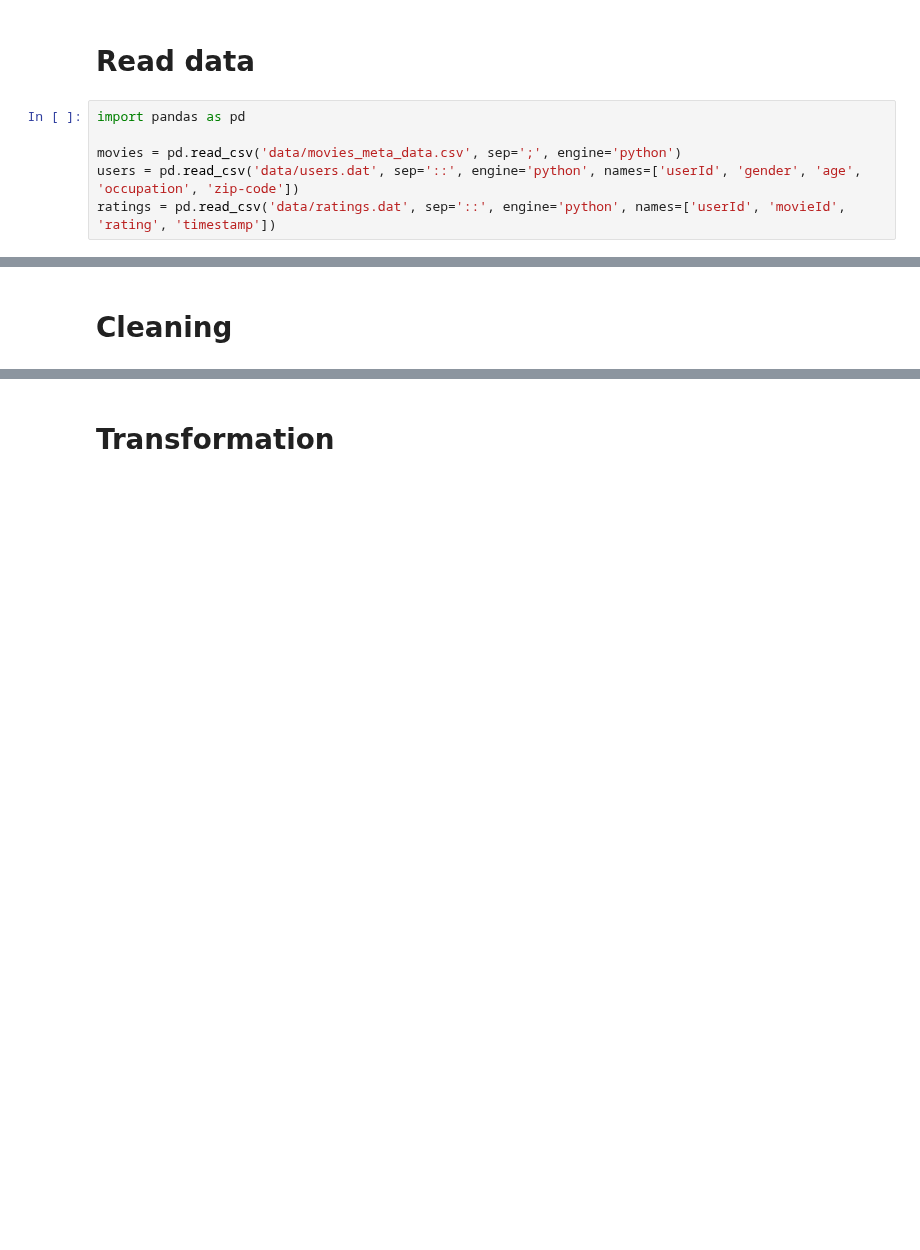
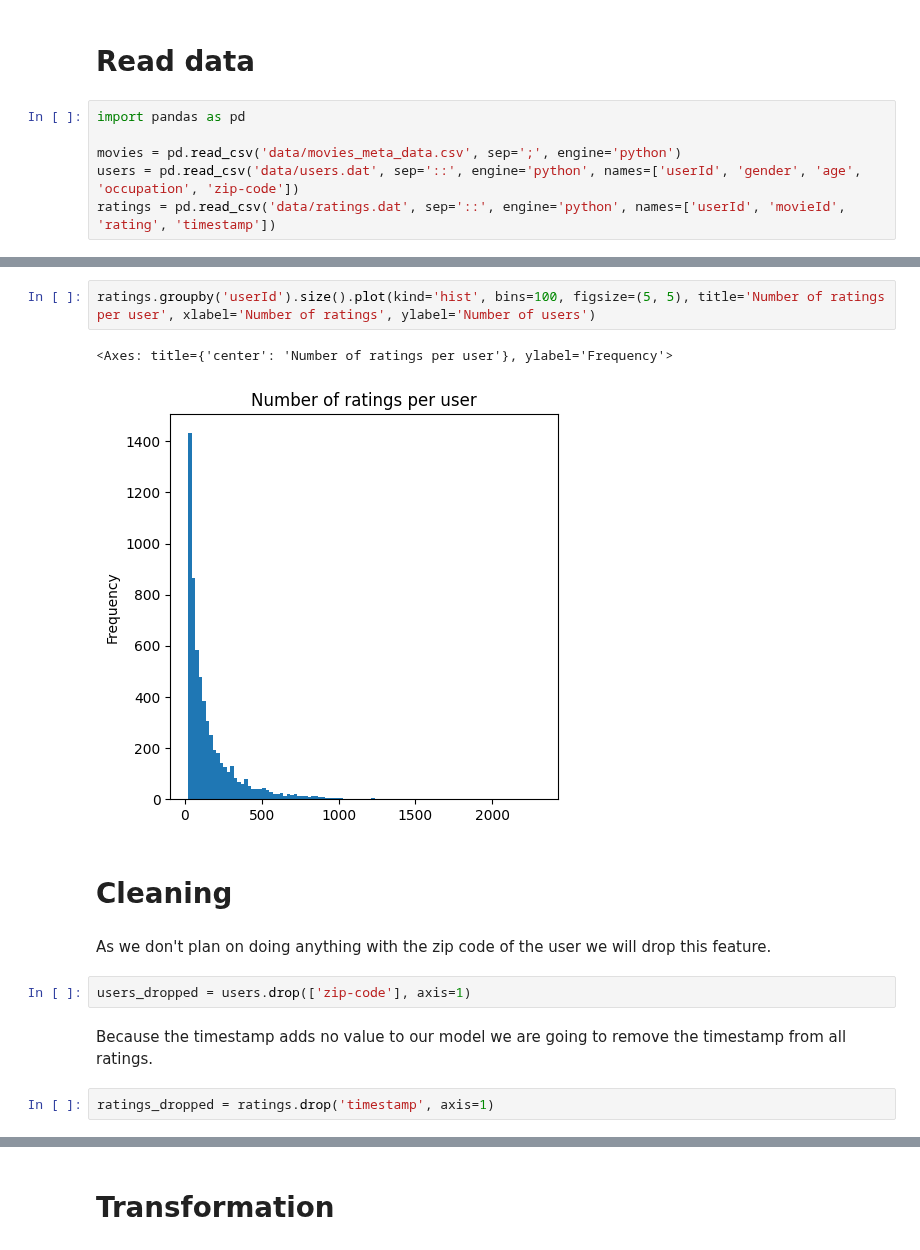
Before and after one commit to FabioArdi/morebo, a Jupyter notebook: model_pfister.ipynb, the cells around one changed output, grey strips where cells are left out. Cells and saved outputs as stored; diff of their text form; blank space fills up the shorter version.

Commit message:
Semi-done KNN model

```diff
--- a/model_pfister.ipynb
+++ b/model_pfister.ipynb
@@ -9,5 +30,18 @@ ratings = pd.read_csv('data/ratings.dat', sep='::', engine='python', names=['use
+# %%
+ratings.groupby('userId').size().plot(kind='hist', bins=100, figsize=(5, 5), title='Number of ratings per user', xlabel='Number of ratings', ylabel='Number of users')
+# %% [output]
+<Axes: title={'center': 'Number of ratings per user'}, ylabel='Frequency'>
+[figure, added]
 # %% [markdown]
 # Cleaning
+# %% [markdown]
+As we don't plan on doing anything with the zip code of the user we will drop this feature.
+# %%
+users_dropped = users.drop(['zip-code'], axis=1)
+# %% [markdown]
+Because the timestamp adds no value to our model we are going to remove the timestamp from all ratings.
+# %%
+ratings_dropped = ratings.drop('timestamp', axis=1)
 # %%
 movies_dropped = movies[['ml_movieId', 'Title', 'Year', 'Released', 'Runtime', 'Genre', 'Ratings', 'Metascore', 'imdbRating', 'imdbVotes', 'BoxOffice']]
 movies_dropped.head()
```
Also changed, not shown: parts of 25 cells of this notebook.
